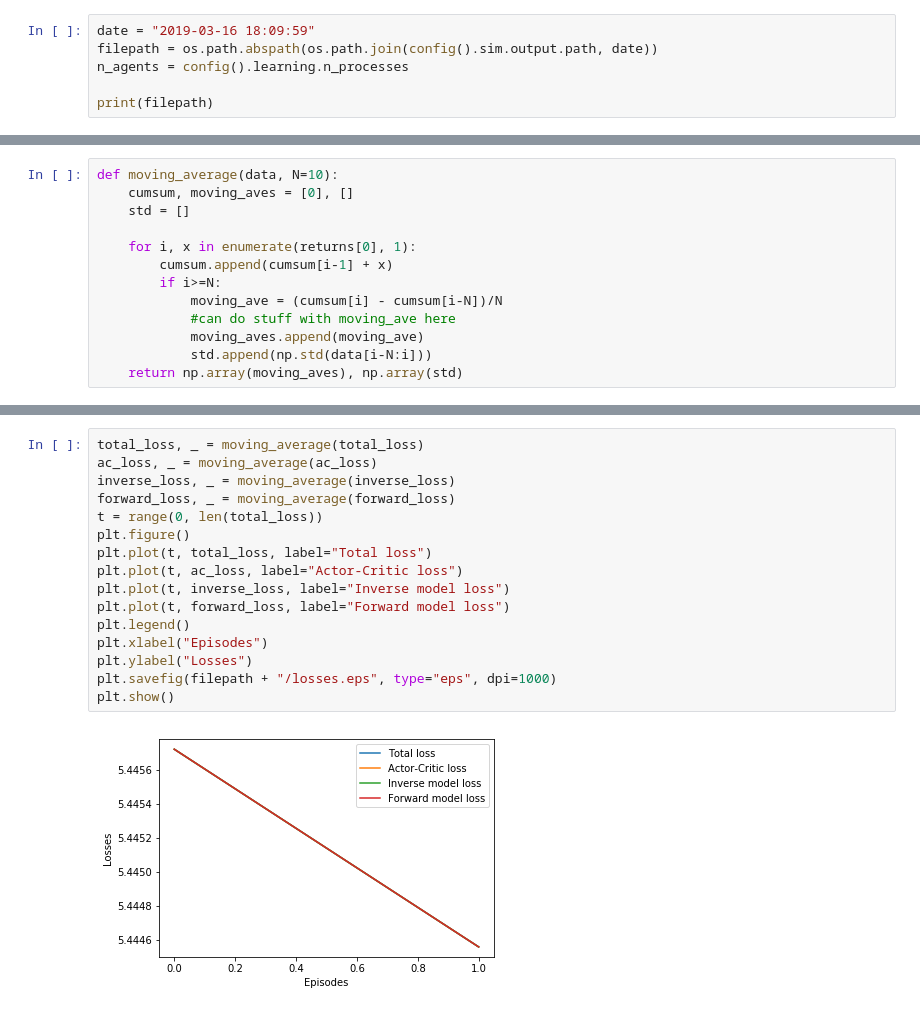
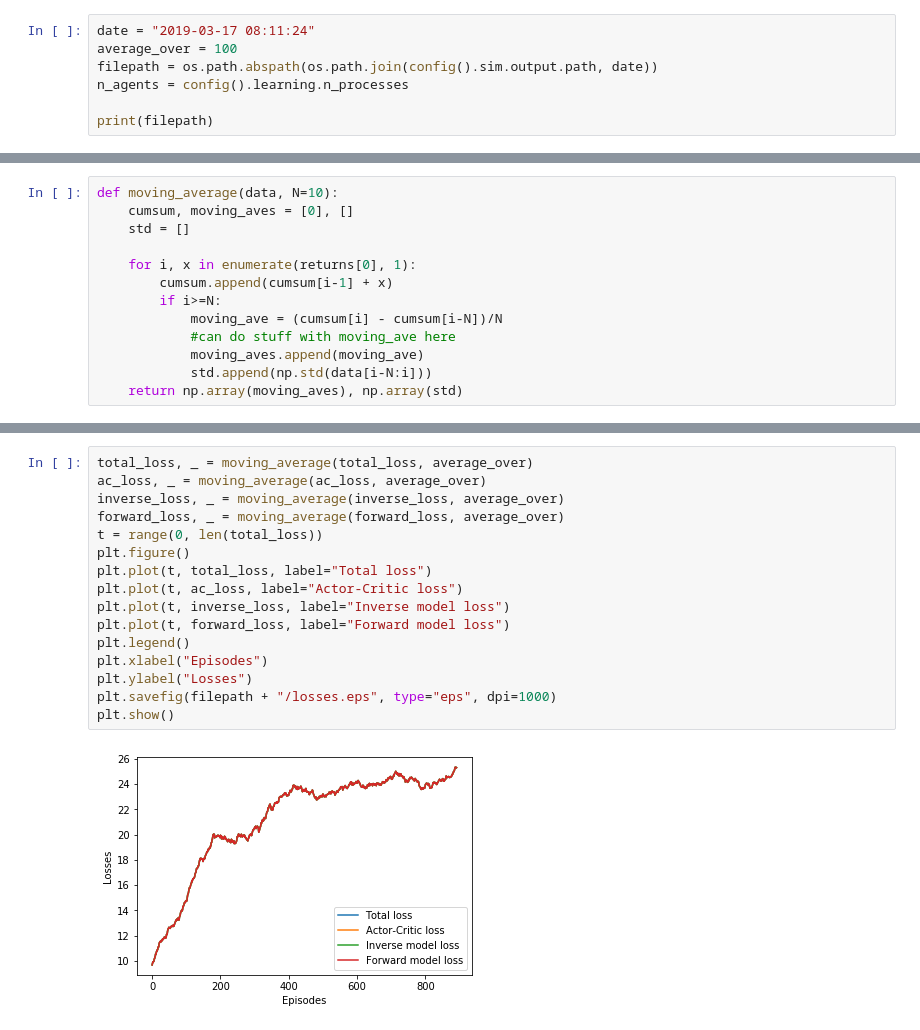
Before and after one commit to bdvllrs/curiosity-driven-rl-agents, a Jupyter notebook: plot_results.ipynb, the cells around one changed output, grey strips where cells are left out. Saved outputs shown, nothing was run; the diff lists cells and outputs as text.

```diff
--- a/plot_results.ipynb
+++ b/plot_results.ipynb
@@ -4,7 +4,8 @@ from utils import config
 import numpy as np
 import matplotlib.pyplot as plt
 # %%
-date = "2019-03-16 18:09:59"
+date = "2019-03-17 08:11:24"
+average_over = 100
 filepath = os.path.abspath(os.path.join(config().sim.output.path, date))
 n_agents = config().learning.n_processes
 
@@ -76,18 +67,18 @@ for l in losses:
 # %%
-total_loss, _ = moving_average(total_loss)
-ac_loss, _ = moving_average(ac_loss)
-inverse_loss, _ = moving_average(inverse_loss)
-forward_loss, _ = moving_average(forward_loss)
+total_loss, _ = moving_average(total_loss, average_over)
+ac_loss, _ = moving_average(ac_loss, average_over)
+inverse_loss, _ = moving_average(inverse_loss, average_over)
+forward_loss, _ = moving_average(forward_loss, average_over)
 t = range(0, len(total_loss))
 plt.figure()
 plt.plot(t, total_loss, label="Total loss")
 plt.plot(t, ac_loss, label="Actor-Critic loss")
 plt.plot(t, inverse_loss, label="Inverse model loss")
 plt.plot(t, forward_loss, label="Forward model loss")
 plt.legend()
 plt.xlabel("Episodes")
 plt.ylabel("Losses")
 plt.savefig(filepath + "/losses.eps", type="eps", dpi=1000)
 plt.show()
 # %% [output]
-[figure, old version]
+[figure, new version]
```
Also changed, not shown: parts of 3 cells of this notebook.
